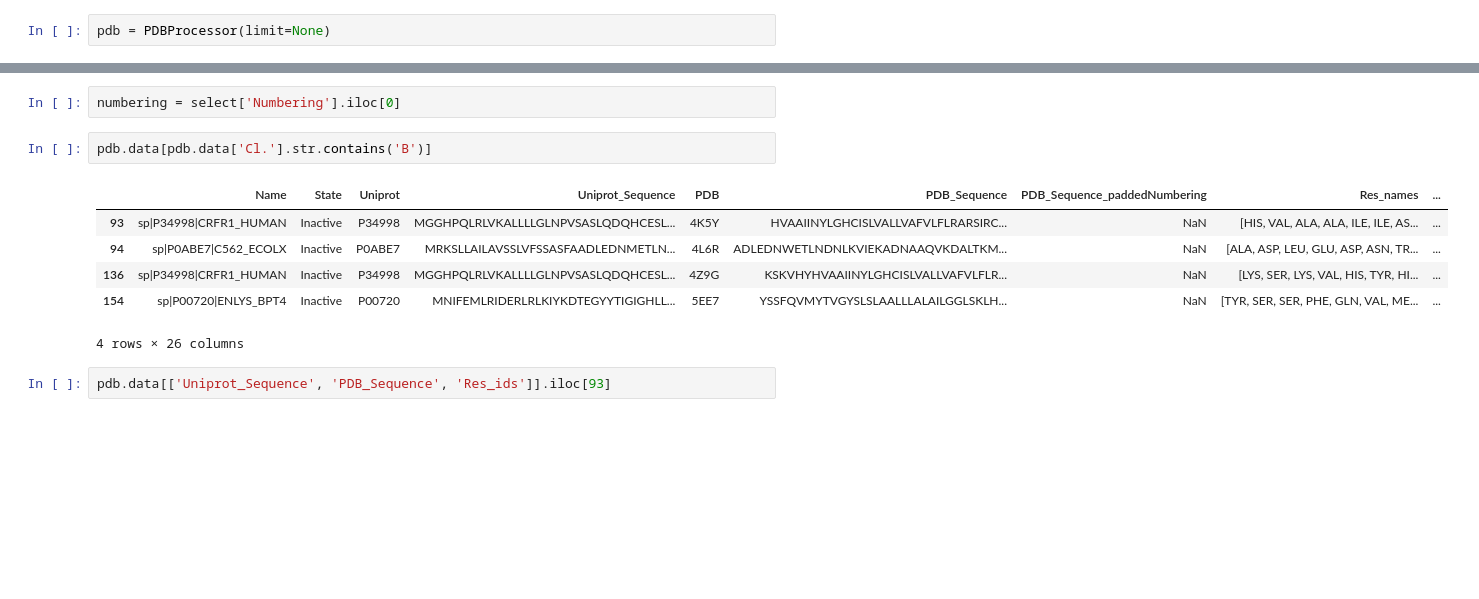
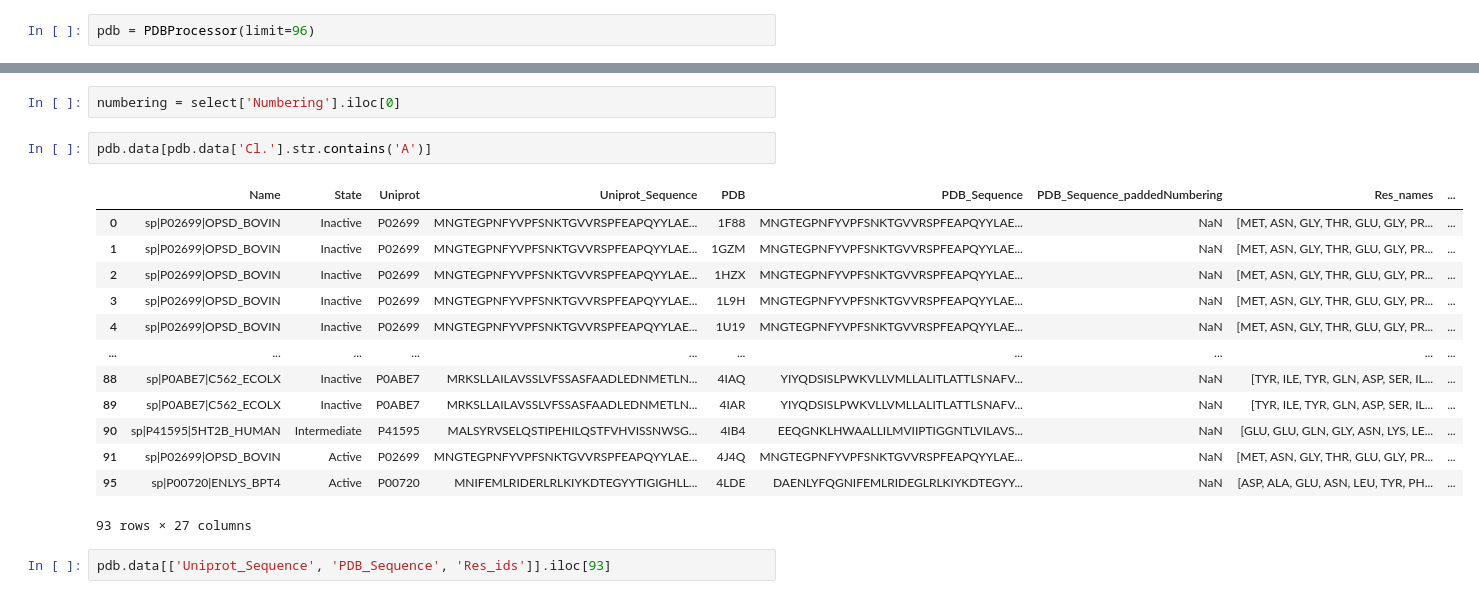
Before and after one commit to flurinh/mt, a Jupyter notebook: DataLoader.ipynb, the cells around one changed output, grey strips where cells are left out. Saved outputs shown, nothing was run; the diff lists cells and outputs as text; blank space fills up the shorter version.

```diff
--- a/DataLoader.ipynb
+++ b/DataLoader.ipynb
@@ -328,7 +328,7 @@ class PDBProcessor():
             return seq
         self.data['']
 # %%
-pdb = PDBProcessor(limit=None)
+pdb = PDBProcessor(limit=96)
 # %%
 pdb.load_pdbs()
 # %% [output]
@@ -388,14 +387,21 @@ res_names = select['Res_names'].iloc[0]
 # %%
 numbering = select['Numbering'].iloc[0]
 # %%
-pdb.data[pdb.data['Cl.'].str.contains('B')]
+pdb.data[pdb.data['Cl.'].str.contains('A')]
 # %% [output]
 |  | Name | State | Uniprot | Uniprot_Sequence | PDB | PDB_Sequence | PDB_Sequence_paddedNumbering | Res_names | ... |
-| 93 | sp|P34998|CRFR1_HUMAN | Inactive | P34998 | MGGHPQLRLVKALLLLGLNPVSASLQDQHCESL... | 4K5Y | HVAAIINYLGHCISLVALLVAFVLFLRARSIRC... | NaN | [HIS, VAL, ALA, ALA, ILE, ILE, AS... | ... |
-| 94 | sp|P0ABE7|C562_ECOLX | Inactive | P0ABE7 | MRKSLLAILAVSSLVFSSASFAADLEDNMETLN... | 4L6R | ADLEDNWETLNDNLKVIEKADNAAQVKDALTKM... | NaN | [ALA, ASP, LEU, GLU, ASP, ASN, TR... | ... |
-| 136 | sp|P34998|CRFR1_HUMAN | Inactive | P34998 | MGGHPQLRLVKALLLLGLNPVSASLQDQHCESL... | 4Z9G | KSKVHYHVAAIINYLGHCISLVALLVAFVLFLR... | NaN | [LYS, SER, LYS, VAL, HIS, TYR, HI... | ... |
-| 154 | sp|P00720|ENLYS_BPT4 | Inactive | P00720 | MNIFEMLRIDERLRLKIYKDTEGYYTIGIGHLL... | 5EE7 | YSSFQVMYTVGYSLSLAALLLALAILGGLSKLH... | NaN | [TYR, SER, SER, PHE, GLN, VAL, ME... | ... |
+| 0 | sp|P02699|OPSD_BOVIN | Inactive | P02699 | MNGTEGPNFYVPFSNKTGVVRSPFEAPQYYLAE... | 1F88 | MNGTEGPNFYVPFSNKTGVVRSPFEAPQYYLAE... | NaN | [MET, ASN, GLY, THR, GLU, GLY, PR... | ... |
+| 1 | sp|P02699|OPSD_BOVIN | Inactive | P02699 | MNGTEGPNFYVPFSNKTGVVRSPFEAPQYYLAE... | 1GZM | MNGTEGPNFYVPFSNKTGVVRSPFEAPQYYLAE... | NaN | [MET, ASN, GLY, THR, GLU, GLY, PR... | ... |
+| 2 | sp|P02699|OPSD_BOVIN | Inactive | P02699 | MNGTEGPNFYVPFSNKTGVVRSPFEAPQYYLAE... | 1HZX | MNGTEGPNFYVPFSNKTGVVRSPFEAPQYYLAE... | NaN | [MET, ASN, GLY, THR, GLU, GLY, PR... | ... |
+| 3 | sp|P02699|OPSD_BOVIN | Inactive | P02699 | MNGTEGPNFYVPFSNKTGVVRSPFEAPQYYLAE... | 1L9H | MNGTEGPNFYVPFSNKTGVVRSPFEAPQYYLAE... | NaN | [MET, ASN, GLY, THR, GLU, GLY, PR... | ... |
+| 4 | sp|P02699|OPSD_BOVIN | Inactive | P02699 | MNGTEGPNFYVPFSNKTGVVRSPFEAPQYYLAE... | 1U19 | MNGTEGPNFYVPFSNKTGVVRSPFEAPQYYLAE... | NaN | [MET, ASN, GLY, THR, GLU, GLY, PR... | ... |
+| ... | ... | ... | ... | ... | ... | ... | ... | ... | ... |
+| 88 | sp|P0ABE7|C562_ECOLX | Inactive | P0ABE7 | MRKSLLAILAVSSLVFSSASFAADLEDNMETLN... | 4IAQ | YIYQDSISLPWKVLLVMLLALITLATTLSNAFV... | NaN | [TYR, ILE, TYR, GLN, ASP, SER, IL... | ... |
+| 89 | sp|P0ABE7|C562_ECOLX | Inactive | P0ABE7 | MRKSLLAILAVSSLVFSSASFAADLEDNMETLN... | 4IAR | YIYQDSISLPWKVLLVMLLALITLATTLSNAFV... | NaN | [TYR, ILE, TYR, GLN, ASP, SER, IL... | ... |
+| 90 | sp|P41595|5HT2B_HUMAN | Intermediate | P41595 | MALSYRVSELQSTIPEHILQSTFVHVISSNWSG... | 4IB4 | EEQGNKLHWAALLILMVIIPTIGGNTLVILAVS... | NaN | [GLU, GLU, GLN, GLY, ASN, LYS, LE... | ... |
+| 91 | sp|P02699|OPSD_BOVIN | Active | P02699 | MNGTEGPNFYVPFSNKTGVVRSPFEAPQYYLAE... | 4J4Q | MNGTEGPNFYVPFSNKTGVVRSPFEAPQYYLAE... | NaN | [MET, ASN, GLY, THR, GLU, GLY, PR... | ... |
+| 95 | sp|P00720|ENLYS_BPT4 | Active | P00720 | MNIFEMLRIDERLRLKIYKDTEGYYTIGIGHLL... | 4LDE | DAENLYFQGNIFEMLRIDEGLRLKIYKDTEGYY... | NaN | [ASP, ALA, GLU, ASN, LEU, TYR, PH... | ... |
-4 rows × 26 columns
+93 rows × 27 columns
 # %%
 pdb.data[['Uniprot_Sequence', 'PDB_Sequence', 'Res_ids']].iloc[93]
 # %% [output]
```
Also changed, not shown: parts of 36 cells of this notebook, 4 other files.
